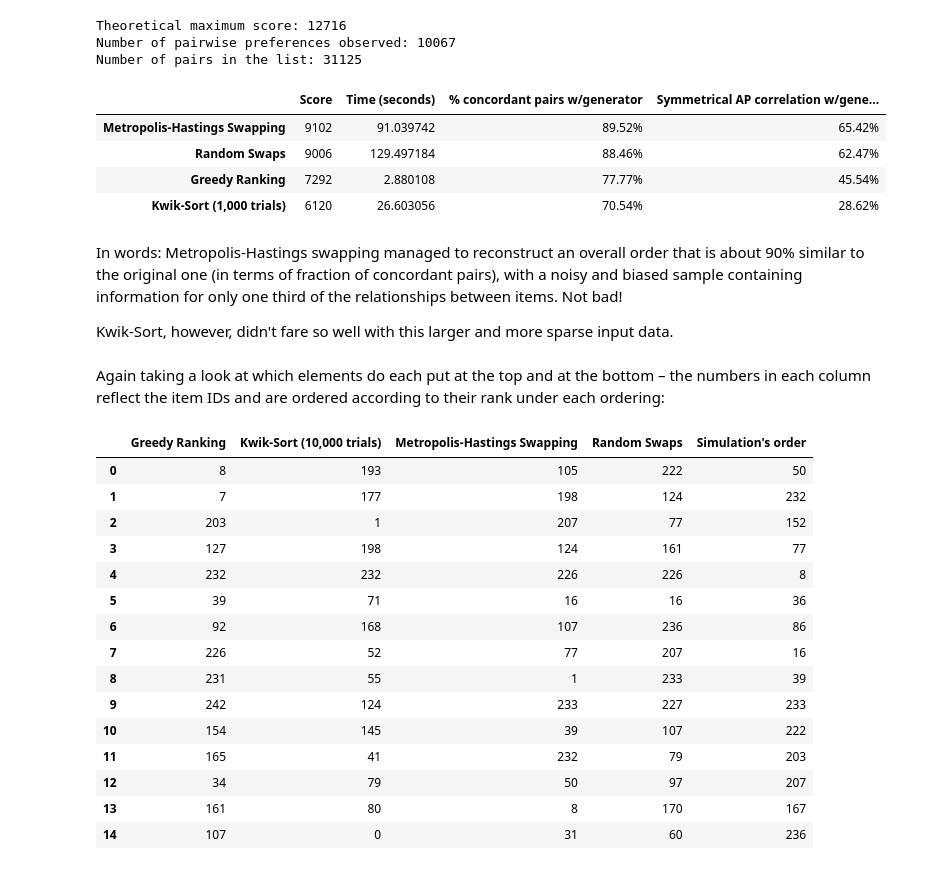
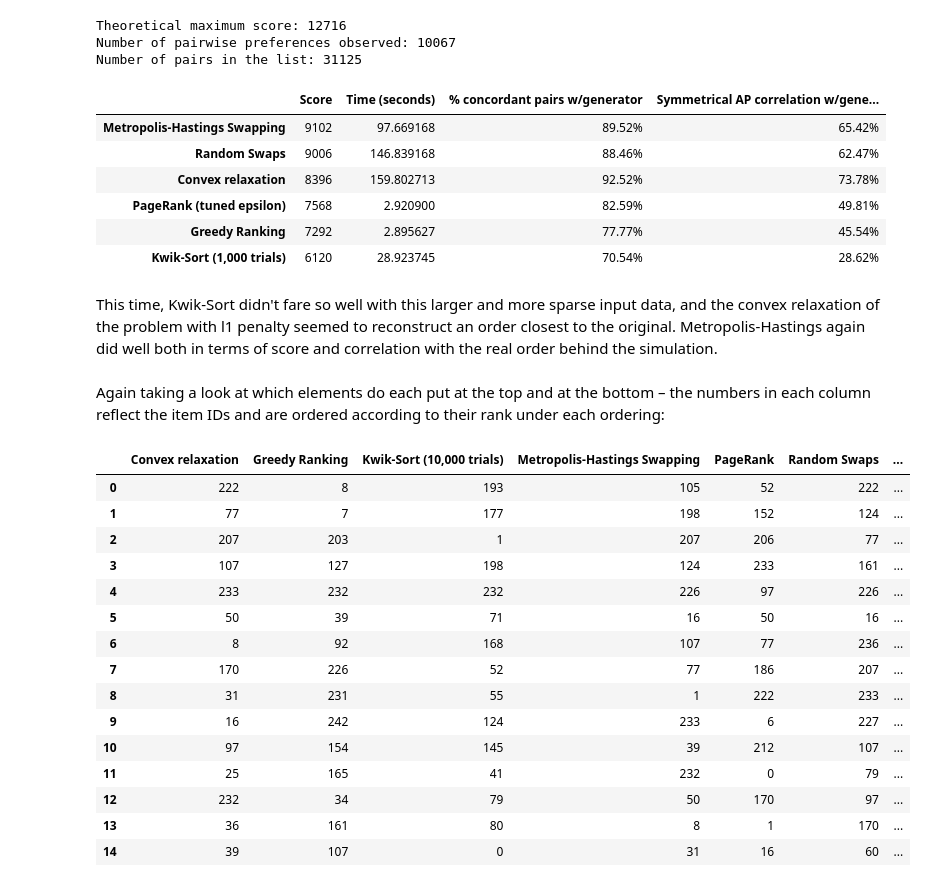
Before and after one commit to david-cortes/datascienceprojects, a Jupyter notebook: optimization/list_optimization.ipynb, the cells around one changed output. Cells and saved outputs as stored; diff of their text form; code cells hidden in the pictures.

```diff
--- a/optimization/list_optimization.ipynb
+++ b/optimization/list_optimization.ipynb
@@ -671,6 +740,18 @@ time_kwiksort=time.time() - start_time
 np.random.seed(1)
 random.seed(1)
 start_time = time.time()
+pr_rank=pagerank(random_ordering,aggregated_preferences)
+time_pagerank=time.time() - start_time
+
+np.random.seed(1)
+random.seed(1)
+start_time = time.time()
+cvxrelax_rank=cvx_relaxation(random_ordering,aggregated_preferences)
+time_cvxrelax=time.time() - start_time
+
+np.random.seed(1)
+random.seed(1)
+start_time = time.time()
 rs_rank=random_swaps(random_ordering,aggregated_preferences,iterations=50000)
 time_random_swaps=time.time() - start_time
 
@@ -684,22 +765,30 @@ best_theoretical_order=list(np.argsort(-item_goodness))
 
 lst_scores={'Greedy Ranking':list_score(greedy_rank,aggregated_preferences),
             'Kwik-Sort (1,000 trials)':list_score(ks_rank,aggregated_preferences),
+            'PageRank (tuned epsilon)':list_score(pr_rank,aggregated_preferences),
+            'Convex relaxation':list_score(cvxrelax_rank,aggregated_preferences),
             'Random Swaps':list_score(rs_rank,aggregated_preferences),
             'Metropolis-Hastings Swapping':list_score(mh_rank,aggregated_preferences)
            }
 lst_times={'Greedy Ranking':time_greedy_rank,
             'Kwik-Sort (1,000 trials)':time_kwiksort,
+            'PageRank (tuned epsilon)':time_pagerank,
+            'Convex relaxation':time_cvxrelax,
             'Random Swaps':time_random_swaps,
             'Metropolis-Hastings Swapping':time_metropolis
            }
 
 lst_conc_pairs={'Greedy Ranking':'{:.2%}'.format(fraction_conc_pairs(greedy_rank,best_theoretical_order)),
             'Kwik-Sort (1,000 trials)':'{:.2%}'.format(fraction_conc_pairs(ks_rank,best_theoretical_order)),
+            'PageRank (tuned epsilon)':'{:.2%}'.format(fraction_conc_pairs(pr_rank,best_theoretical_order)),
+            'Convex relaxation':'{:.2%}'.format(fraction_conc_pairs(cvxrelax_rank,best_theoretical_order)),
             'Random Swaps':'{:.2%}'.format(fraction_conc_pairs(rs_rank,best_theoretical_order)),
             'Metropolis-Hastings Swapping':'{:.2%}'.format(fraction_conc_pairs(mh_rank,best_theoretical_order))
            }
 lst_sym_ap_cor={'Greedy Ranking':'{:.2%}'.format(sym_ap_cor(greedy_rank,best_theoretical_order)),
             'Kwik-Sort (1,000 trials)':'{:.2%}'.format(sym_ap_cor(ks_rank,best_theoretical_order)),
+            'PageRank (tuned epsilon)':'{:.2%}'.format(sym_ap_cor(pr_rank,best_theoretical_order)),
+            'Convex relaxation':'{:.2%}'.format(sym_ap_cor(cvxrelax_rank,best_theoretical_order)),
             'Random Swaps':'{:.2%}'.format(sym_ap_cor(rs_rank,best_theoretical_order)),
             'Metropolis-Hastings Swapping':'{:.2%}'.format(sym_ap_cor(mh_rank,best_theoretical_order))
            }
@@ -711,35 +800,36 @@ sapc=pd.DataFrame.from_dict(lst_sym_ap_cor,orient='index').rename(columns={0:'Sy
 eval_df.join(runtimes).join(fcp).join(sapc)
 # %% [output]
 |  | Score | Time (seconds) | % concordant pairs w/generator | Symmetrical AP correlation w/gene... |
-| Metropolis-Hastings Swapping | 9102 | 91.039742 | 89.52% | 65.42% |
-| Random Swaps | 9006 | 129.497184 | 88.46% | 62.47% |
-| Greedy Ranking | 7292 | 2.880108 | 77.77% | 45.54% |
-| Kwik-Sort (1,000 trials) | 6120 | 26.603056 | 70.54% | 28.62% |
+| Metropolis-Hastings Swapping | 9102 | 97.669168 | 89.52% | 65.42% |
+| Random Swaps | 9006 | 146.839168 | 88.46% | 62.47% |
+| Convex relaxation | 8396 | 159.802713 | 92.52% | 73.78% |
+| PageRank (tuned epsilon) | 7568 | 2.920900 | 82.59% | 49.81% |
+| Greedy Ranking | 7292 | 2.895627 | 77.77% | 45.54% |
+| Kwik-Sort (1,000 trials) | 6120 | 28.923745 | 70.54% | 28.62% |
-# %% [markdown]
-In words: Metropolis-Hastings swapping managed to reconstruct an overall order that is about 90% similar to the original one (in terms of fraction of concordant pairs), with a noisy and biased sample containing information for only one third of the relationships between items. Not bad!
-
-Kwik-Sort, however, didn't fare so well with this larger and more sparse input data.
+# %% [markdown]
+This time, Kwik-Sort didn't fare so well with this larger and more sparse input data, and the convex relaxation of the problem with l1 penalty seemed to reconstruct an order closest to the original. Metropolis-Hastings again did well both in terms of score and correlation with the real order behind the simulation.
 # %% [markdown]
 Again taking a look at which elements do each put at the top and at the bottom – the numbers in each column reflect the item IDs and are ordered according to their rank under each ordering:
 # %%
 pd.DataFrame({"Simulation's order":best_theoretical_order,'Metropolis-Hastings Swapping':mh_rank,
+              'PageRank':pr_rank, 'Convex relaxation':cvxrelax_rank,
               'Random Swaps':rs_rank,'Kwik-Sort (10,000 trials)':ks_rank,'Greedy Ranking':greedy_rank}).head(15)
 # %% [output]
-|  | Greedy Ranking | Kwik-Sort (10,000 trials) | Metropolis-Hastings Swapping | Random Swaps | Simulation's order |
-| 0 | 8 | 193 | 105 | 222 | 50 |
-| 1 | 7 | 177 | 198 | 124 | 232 |
-| 2 | 203 | 1 | 207 | 77 | 152 |
-| 3 | 127 | 198 | 124 | 161 | 77 |
-| 4 | 232 | 232 | 226 | 226 | 8 |
-| 5 | 39 | 71 | 16 | 16 | 36 |
-| 6 | 92 | 168 | 107 | 236 | 86 |
-| 7 | 226 | 52 | 77 | 207 | 16 |
-| 8 | 231 | 55 | 1 | 233 | 39 |
-| 9 | 242 | 124 | 233 | 227 | 233 |
-| 10 | 154 | 145 | 39 | 107 | 222 |
-| 11 | 165 | 41 | 232 | 79 | 203 |
-| 12 | 34 | 79 | 50 | 97 | 207 |
-| 13 | 161 | 80 | 8 | 170 | 167 |
-| 14 | 107 | 0 | 31 | 60 | 236 |
+|  | Convex relaxation | Greedy Ranking | Kwik-Sort (10,000 trials) | Metropolis-Hastings Swapping | PageRank | Random Swaps | ... |
+| 0 | 222 | 8 | 193 | 105 | 52 | 222 | ... |
+| 1 | 77 | 7 | 177 | 198 | 152 | 124 | ... |
+| 2 | 207 | 203 | 1 | 207 | 206 | 77 | ... |
+| 3 | 107 | 127 | 198 | 124 | 233 | 161 | ... |
+| 4 | 233 | 232 | 232 | 226 | 97 | 226 | ... |
+| 5 | 50 | 39 | 71 | 16 | 50 | 16 | ... |
+| 6 | 8 | 92 | 168 | 107 | 77 | 236 | ... |
+| 7 | 170 | 226 | 52 | 77 | 186 | 207 | ... |
+| 8 | 31 | 231 | 55 | 1 | 222 | 233 | ... |
+| 9 | 16 | 242 | 124 | 233 | 6 | 227 | ... |
+| 10 | 97 | 154 | 145 | 39 | 212 | 107 | ... |
+| 11 | 25 | 165 | 41 | 232 | 0 | 79 | ... |
+| 12 | 232 | 34 | 79 | 50 | 170 | 97 | ... |
+| 13 | 36 | 161 | 80 | 8 | 1 | 170 | ... |
+| 14 | 39 | 107 | 0 | 31 | 16 | 60 | ... |
 # %%
 pd.DataFrame({"Simulation's order":best_theoretical_order,'Metropolis-Hastings Swapping':mh_rank,
```
Also changed, not shown: parts of 9 cells of this notebook, 2 other files.
